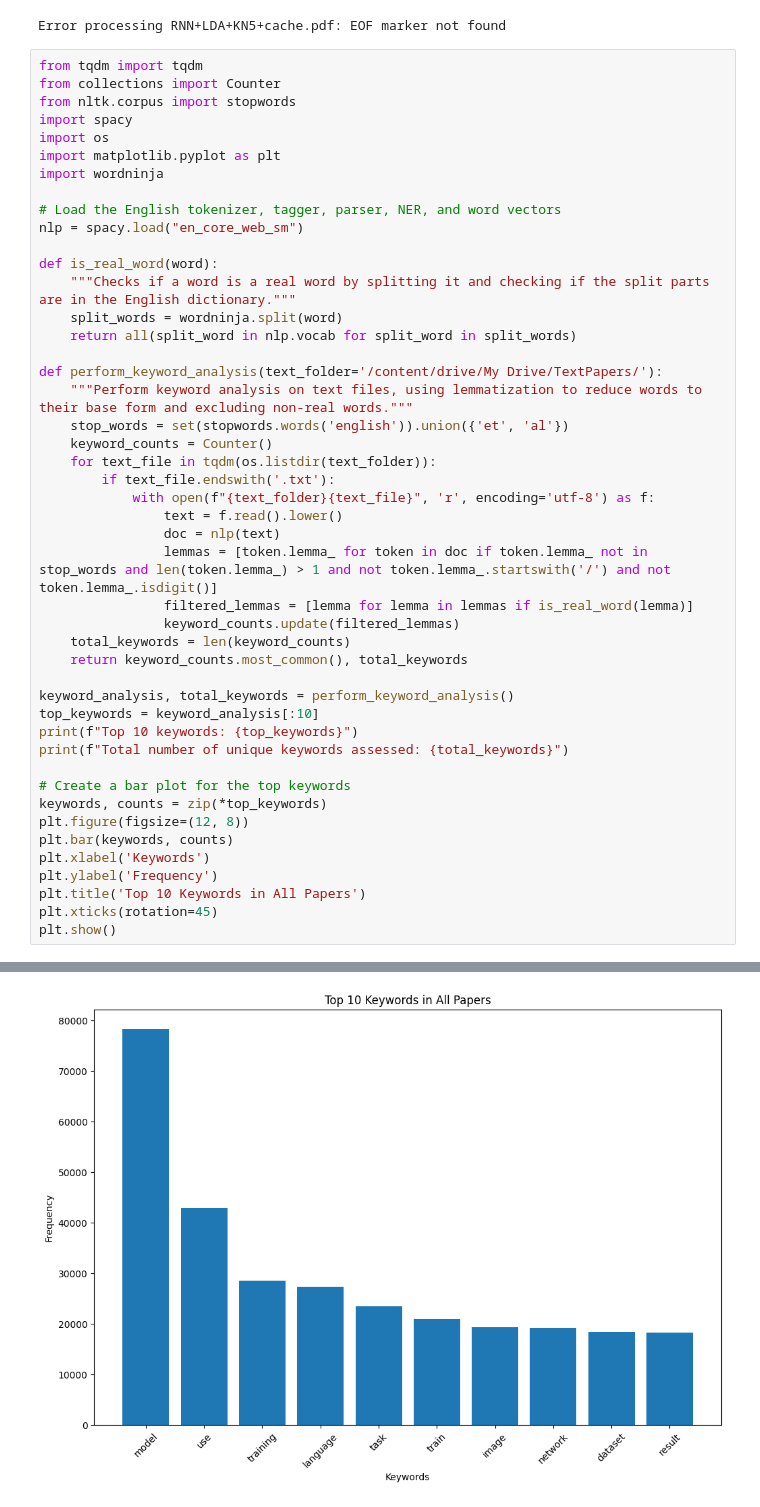
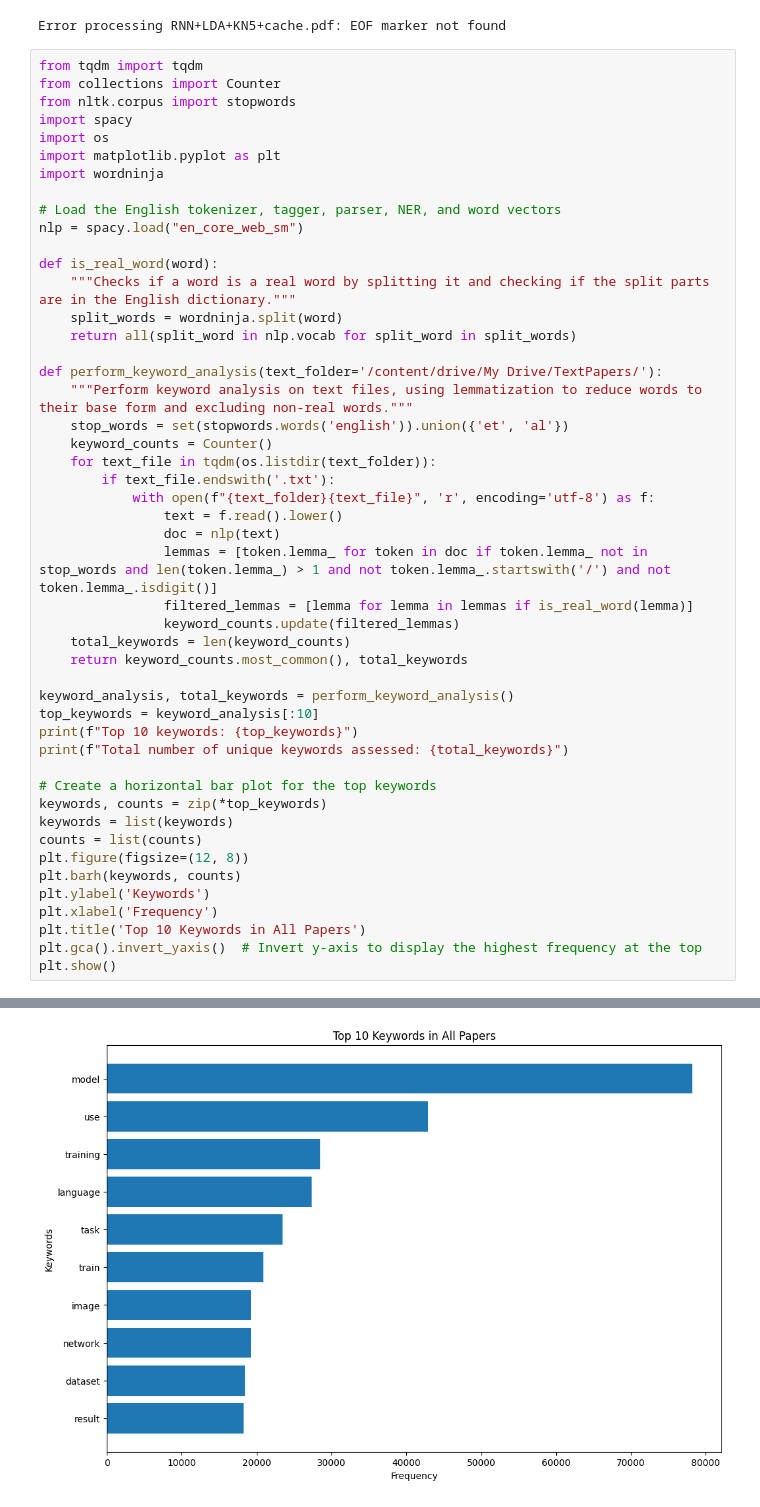
Before and after one commit to atrisovic/citation-study, a Jupyter notebook: Keyword_Extraction.ipynb, the cells around one changed output, grey strips where cells are left out. Drawn from its saved outputs; the diff is of its cells as text.

Commit message:
new keywords with all plots and relative/absolute

```diff
--- a/Keyword_Extraction.ipynb
+++ b/Keyword_Extraction.ipynb
@@ -187,36 +185,38 @@ def is_real_word(word):
     split_words = wordninja.split(word)
     return all(split_word in nlp.vocab for split_word in split_words)
 
 def perform_keyword_analysis(text_folder='/content/drive/My Drive/TextPapers/'):
     """Perform keyword analysis on text files, using lemmatization to reduce words to their base form and excluding non-real words."""
     stop_words = set(stopwords.words('english')).union({'et', 'al'})
     keyword_counts = Counter()
     for text_file in tqdm(os.listdir(text_folder)):
         if text_file.endswith('.txt'):
             with open(f"{text_folder}{text_file}", 'r', encoding='utf-8') as f:
                 text = f.read().lower()
                 doc = nlp(text)
                 lemmas = [token.lemma_ for token in doc if token.lemma_ not in stop_words and len(token.lemma_) > 1 and not token.lemma_.startswith('/') and not token.lemma_.isdigit()]
                 filtered_lemmas = [lemma for lemma in lemmas if is_real_word(lemma)]
                 keyword_counts.update(filtered_lemmas)
     total_keywords = len(keyword_counts)
     return keyword_counts.most_common(), total_keywords
 
 keyword_analysis, total_keywords = perform_keyword_analysis()
 top_keywords = keyword_analysis[:10]
 print(f"Top 10 keywords: {top_keywords}")
 print(f"Total number of unique keywords assessed: {total_keywords}")
 
-# Create a bar plot for the top keywords
+# Create a horizontal bar plot for the top keywords
 keywords, counts = zip(*top_keywords)
+keywords = list(keywords)
+counts = list(counts)
 plt.figure(figsize=(12, 8))
-plt.bar(keywords, counts)
-plt.xlabel('Keywords')
-plt.ylabel('Frequency')
+plt.barh(keywords, counts)
+plt.ylabel('Keywords')
+plt.xlabel('Frequency')
 plt.title('Top 10 Keywords in All Papers')
-plt.xticks(rotation=45)
+plt.gca().invert_yaxis()  # Invert y-axis to display the highest frequency at the top
 plt.show()
 # %% [output]
 Top 10 keywords: [('model', 78186), ('use', 42882), ('training', 28528), ('language', 27349), ('task', 23502), ('train', 20948), ('image', 19266), ('network', 19247), ('dataset', 18421), ('result', 18 ...
 Total number of unique keywords assessed: 266872
-[figure, old version]
+[figure, new version]
```
Also changed, not shown: parts of 5 cells of this notebook, 2 other files.
